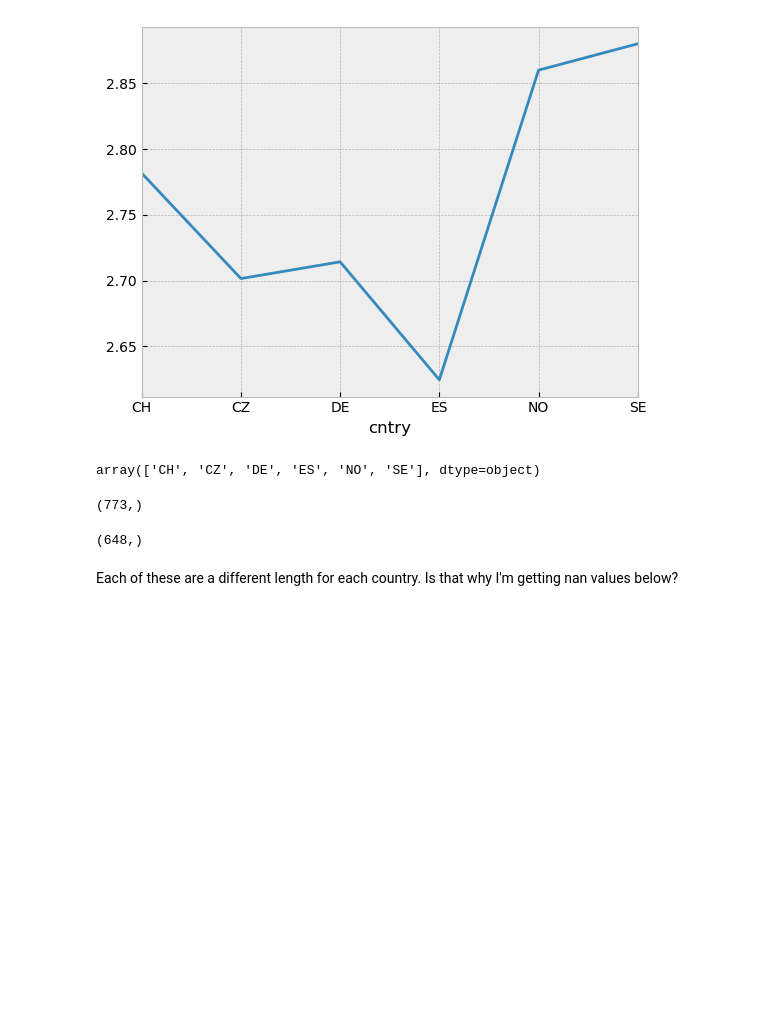
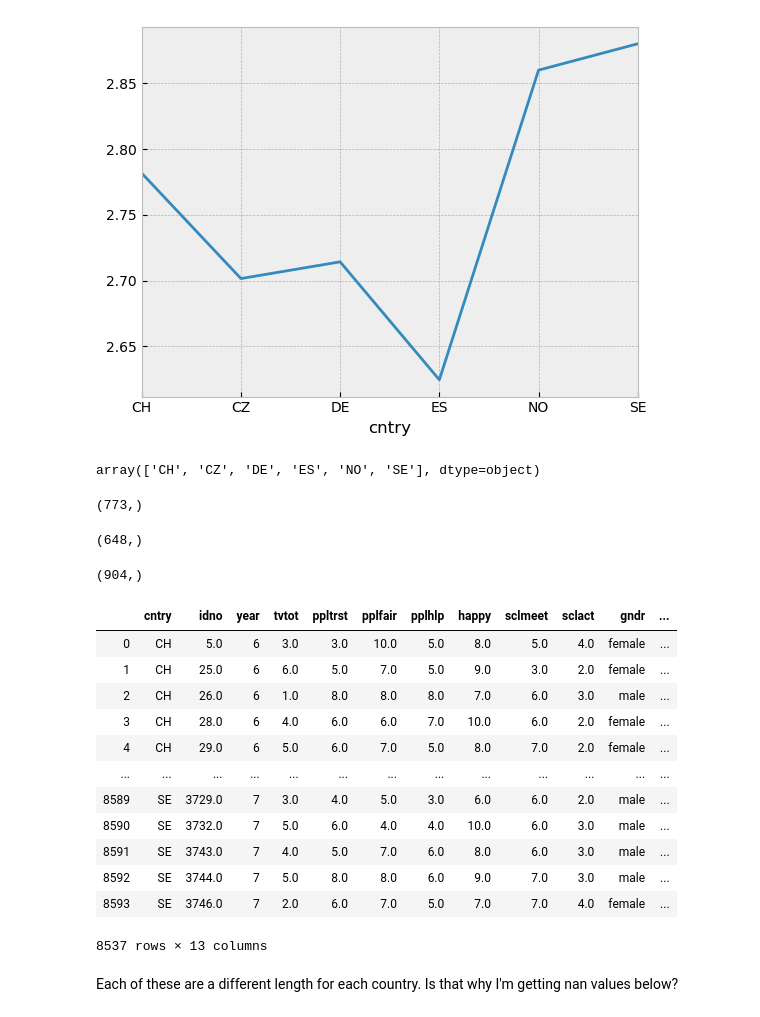
Before and after one commit to mrkjhsn/Thinkful-Exercises, a Jupyter notebook: advanced_experimentation.ipynb, the cells around one changed output. Cells and saved outputs as stored; diff of their text form; code cells hidden in the pictures; blank space fills up the shorter version.

```diff
--- a/advanced_experimentation.ipynb
+++ b/advanced_experimentation.ipynb
@@ -306,6 +313,27 @@ df.loc[(df.year == 7) &
       (df.cntry == 'CZ')].loc[:,'sclact'].shape
 # %% [output]
 (648,)
+# %%
+df.loc[(df.year == 7) &
+      (df.cntry == 'SE')].loc[:,'sclact'].shape
+# %% [output]
+(904,)
+# %%
+df
+# %% [output]
+|  | cntry | idno | year | tvtot | ppltrst | pplfair | pplhlp | happy | sclmeet | sclact | gndr | ... |
+| 0 | CH | 5.0 | 6 | 3.0 | 3.0 | 10.0 | 5.0 | 8.0 | 5.0 | 4.0 | female | ... |
+| 1 | CH | 25.0 | 6 | 6.0 | 5.0 | 7.0 | 5.0 | 9.0 | 3.0 | 2.0 | female | ... |
+| 2 | CH | 26.0 | 6 | 1.0 | 8.0 | 8.0 | 8.0 | 7.0 | 6.0 | 3.0 | male | ... |
+| 3 | CH | 28.0 | 6 | 4.0 | 6.0 | 6.0 | 7.0 | 10.0 | 6.0 | 2.0 | female | ... |
+| 4 | CH | 29.0 | 6 | 5.0 | 6.0 | 7.0 | 5.0 | 8.0 | 7.0 | 2.0 | female | ... |
+| ... | ... | ... | ... | ... | ... | ... | ... | ... | ... | ... | ... | ... |
+| 8589 | SE | 3729.0 | 7 | 3.0 | 4.0 | 5.0 | 3.0 | 6.0 | 6.0 | 2.0 | male | ... |
+| 8590 | SE | 3732.0 | 7 | 5.0 | 6.0 | 4.0 | 4.0 | 10.0 | 6.0 | 3.0 | male | ... |
+| 8591 | SE | 3743.0 | 7 | 4.0 | 5.0 | 7.0 | 6.0 | 8.0 | 6.0 | 3.0 | male | ... |
+| 8592 | SE | 3744.0 | 7 | 5.0 | 8.0 | 8.0 | 6.0 | 9.0 | 7.0 | 3.0 | male | ... |
+| 8593 | SE | 3746.0 | 7 | 2.0 | 6.0 | 7.0 | 5.0 | 7.0 | 7.0 | 4.0 | female | ... |
+8537 rows × 13 columns
 # %% [markdown]
 Each of these are a different length for each country.  Is that why I'm getting nan values below?
 # %%
```
Also changed, not shown: parts of 16 cells of this notebook.
